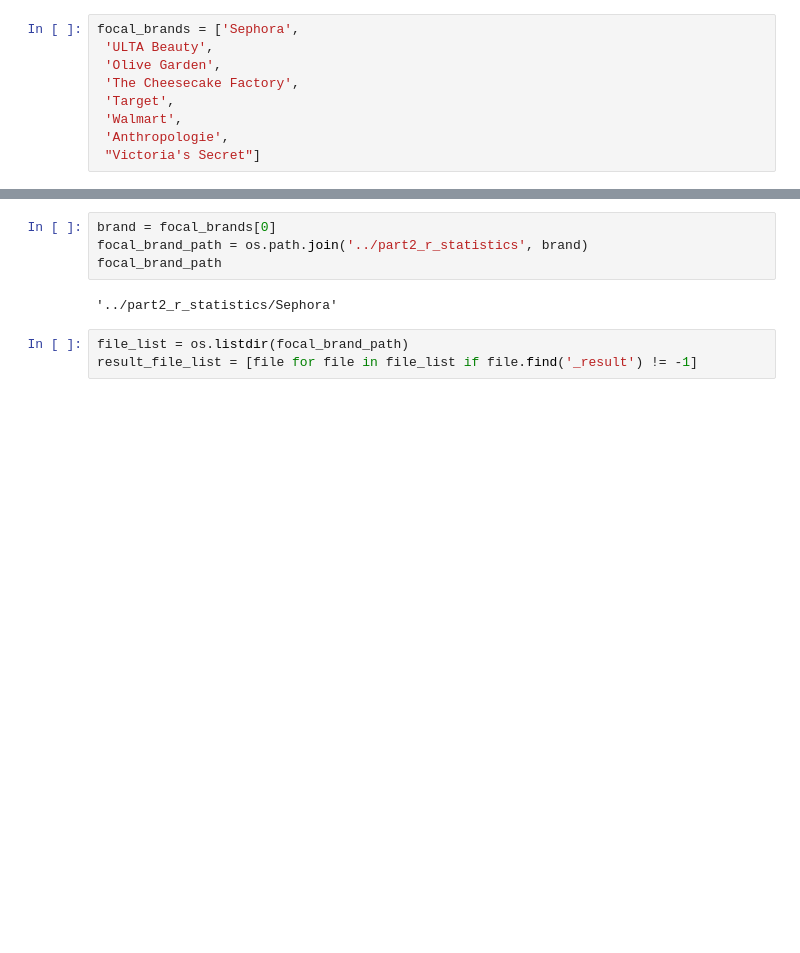
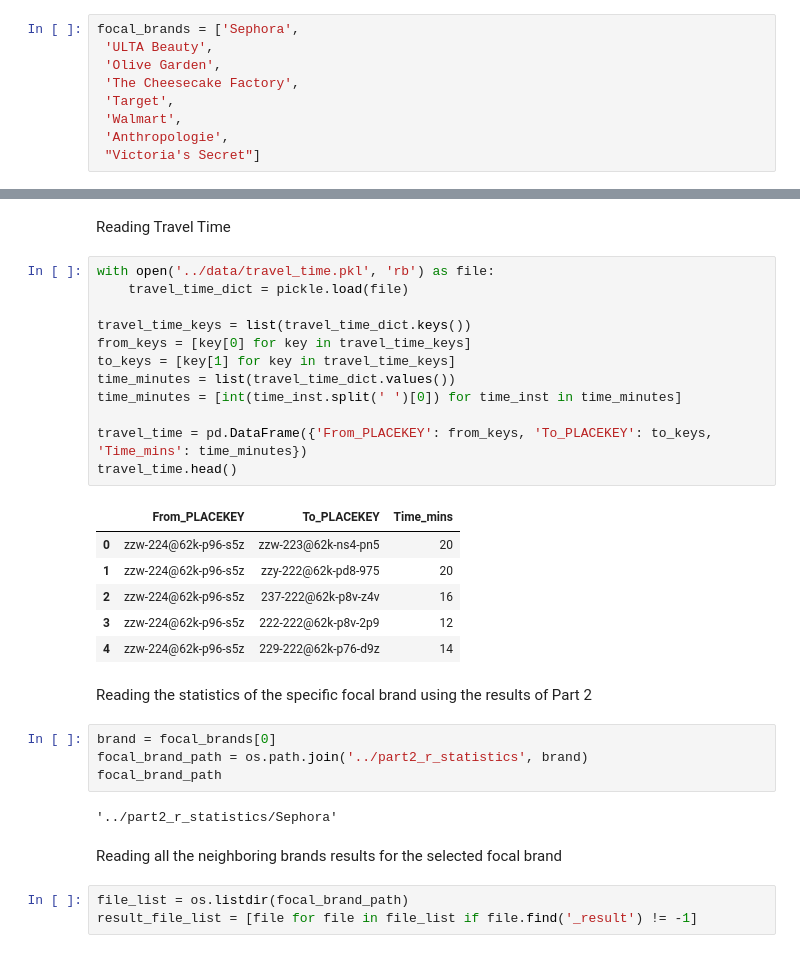
Before and after one commit to embedded-robotics/local-business-network, a Jupyter notebook: part3_visuals_tables/visuals_tables.ipynb, the cells around one changed output, grey strips where cells are left out. Drawn from its saved outputs; the diff is of its cells as text; blank space fills up the shorter version.

```diff
--- a/part3_visuals_tables/figure_d1_d2.ipynb
+++ b/part3_visuals_tables/visuals_tables.ipynb
@@ -14,9 +43,34 @@ focal_brands = ['Sephora',
+# %% [markdown]
+Reading Travel Time
+# %%
+with open('../data/travel_time.pkl', 'rb') as file:
+    travel_time_dict = pickle.load(file)
+
+travel_time_keys = list(travel_time_dict.keys())
+from_keys = [key[0] for key in travel_time_keys]
+to_keys = [key[1] for key in travel_time_keys]
+time_minutes = list(travel_time_dict.values())
+time_minutes = [int(time_inst.split(' ')[0]) for time_inst in time_minutes]
+
+travel_time = pd.DataFrame({'From_PLACEKEY': from_keys, 'To_PLACEKEY': to_keys, 'Time_mins': time_minutes})
+travel_time.head()
+# %% [output]
+|  | From_PLACEKEY | To_PLACEKEY | Time_mins |
+| 0 | zzw-224@62k-p96-s5z | zzw-223@62k-ns4-pn5 | 20 |
+| 1 | zzw-224@62k-p96-s5z | zzy-222@62k-pd8-975 | 20 |
+| 2 | zzw-224@62k-p96-s5z | 237-222@62k-p8v-z4v | 16 |
+| 3 | zzw-224@62k-p96-s5z | 222-222@62k-p8v-2p9 | 12 |
+| 4 | zzw-224@62k-p96-s5z | 229-222@62k-p76-d9z | 14 |
+# %% [markdown]
+Reading the statistics of the specific focal brand using the results of Part 2
 # %%
 brand = focal_brands[0]
 focal_brand_path = os.path.join('../part2_r_statistics', brand)
 focal_brand_path
 # %% [output]
 '../part2_r_statistics/Sephora'
+# %% [markdown]
+Reading all the neighboring brands results for the selected focal brand
 # %%
 file_list = os.listdir(focal_brand_path)
 result_file_list = [file for file in file_list if file.find('_result') != -1]
```
Also changed, not shown: parts of 16 cells of this notebook.
